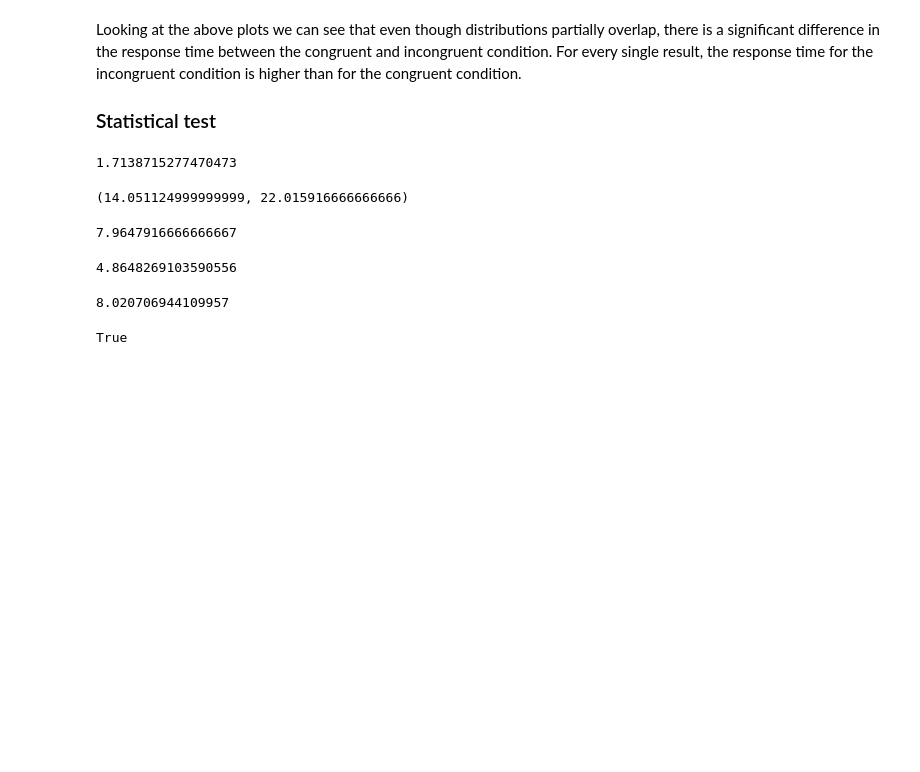
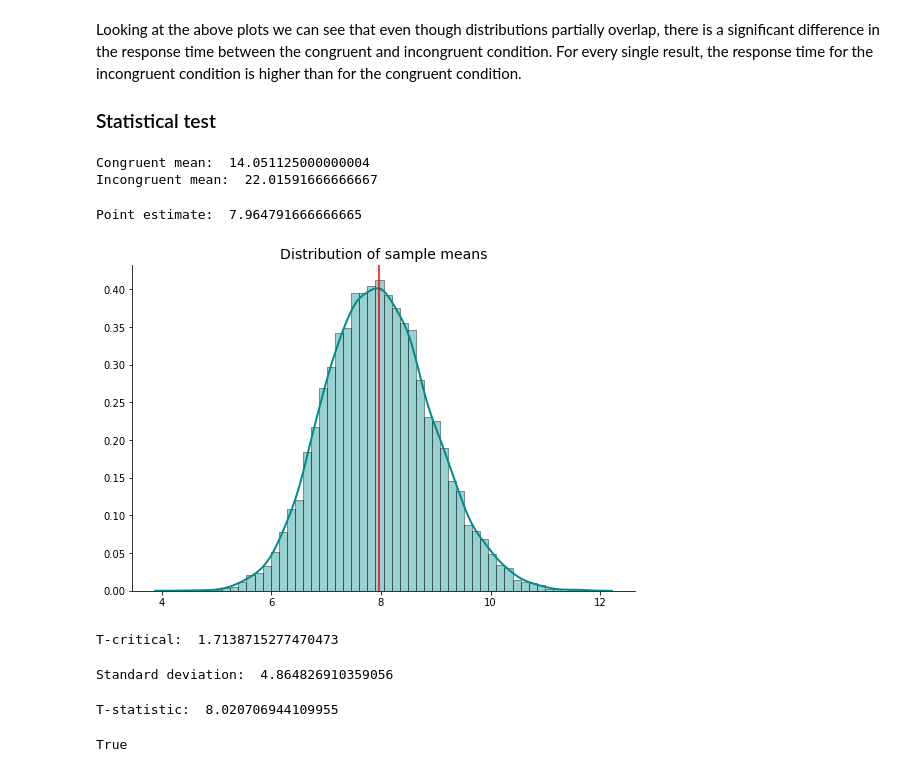
Before and after one commit to BarbaraStempien/DA--Analyzing-the-Stroop-Effect, a Jupyter notebook: Test a Perceptual Phenomenon.ipynb, the cells around one changed output. Drawn from its saved outputs; the diff is of its cells as text; code cells hidden in the pictures; blank space fills up the shorter version.

```diff
--- a/Test a Perceptual Phenomenon.ipynb
+++ b/Test a Perceptual Phenomenon.ipynb
@@ -44,7 +47,6 @@ Since we measure participants on the same depended variable (the time it takes t
 # %%
 # load data
-import pandas as pd
-df = pd.read_csv('stroopdata.csv')
+df = pd.read_csv('data/stroopdata.csv')
 # %%
 # display few lines
 df.head()
@@ -189,38 +198,70 @@ Looking at the above plots we can see that even though distributions partially o
 # %%
 import math
 from scipy.stats import t
+# %%
+# calculate the mean value for both conditions
+con_mean = df['Congruent'].mean()
+incon_mean = df['Incongruent'].mean()
+
+print('Congruent mean: ', con_mean)
+print('Incongruent mean: ', incon_mean)
+# %% [output]
+Congruent mean:  14.051125000000004
+Incongruent mean:  22.01591666666667
+# %%
+# calculate the point estimate: μ_incongruent -μ_congruent
+point_est = incon_mean - con_mean
+
+print('Point estimate: ', point_est)
+# %% [output]
+Point estimate:  7.964791666666665
+# %%
+# bootstrap sampling in order to calculate means' distribution
+diffs = []
+
+for _ in range(10000):
+    sample = df.sample(24, replace = True)
+    in_mean = sample.Incongruent.mean()
+    con_mean = sample.Congruent.mean()
+    diffs.append(in_mean - con_mean)
+
+# to convert to np array
+diffs = np.array(diffs)
+# %%
+# to plot distribution of sample means
+plt.figure(figsize=(9,6));
+ax = plt.subplot(111)
+ax.spines["top"].set_visible(False)
+ax.spines["right"].set_visible(False)
+
+sns.distplot(diffs, label="Congruent", color="darkcyan", hist_kws={'edgecolor':'black'},
+             kde_kws={'linewidth': 2});
+
+plt.title("Distribution of sample means", fontsize=14);
+plt.axvline(point_est, color='red');
+# %% [output]
+[figure, added]
 # %%
 # calculate t-critical value for 95% confidence level
 t_critical = t.ppf(0.95, 23)
-t_critical
+
+print('T-critical: ', t_critical)
 # %% [output]
-1.7138715277470473
+T-critical:  1.7138715277470473
-# %%
-# calculate the mean value for both conditions
-con_mean = df['Congruent'].mean()
-incon_mean = df['Incongruent'].mean()
-
-con_mean, incon_mean
-# %% [output]
-(14.051124999999999, 22.015916666666666)
-# %%
-# calculate the point estimate: μ_incongruent -μ_congruent
-point_est = incon_mean - con_mean
-point_est
-# %% [output]
-7.9647916666666667
 # %%
 # calculate standard deviation
 stand_dev = (df['Congruent'] - df['Incongruent']).std()
-stand_dev
+
+print('Standard deviation: ', stand_dev)
 # %% [output]
-4.8648269103590556
+Standard deviation:  4.864826910359056
 # %%
 # calculate t-statistic
 t_stat = point_est / (stand_dev / math.sqrt(len(df)))
-t_stat
+
+print('T-statistic: ', t_stat)
 # %% [output]
-8.020706944109957
+T-statistic:  8.020706944109955
 # %%
 # compare t-statistic to t-critical value
 t_stat > t_critical
```
Also changed, not shown: parts of 5 cells of this notebook, 1 other file.
